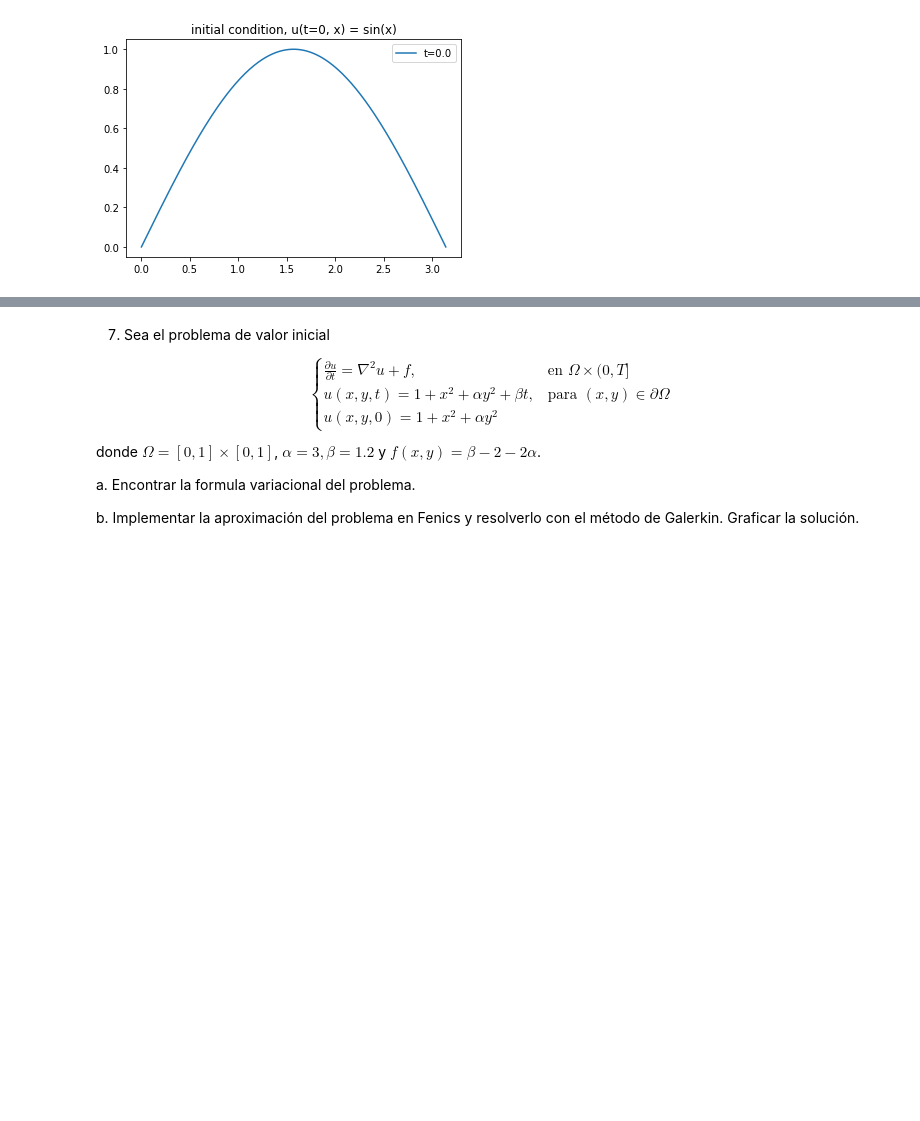
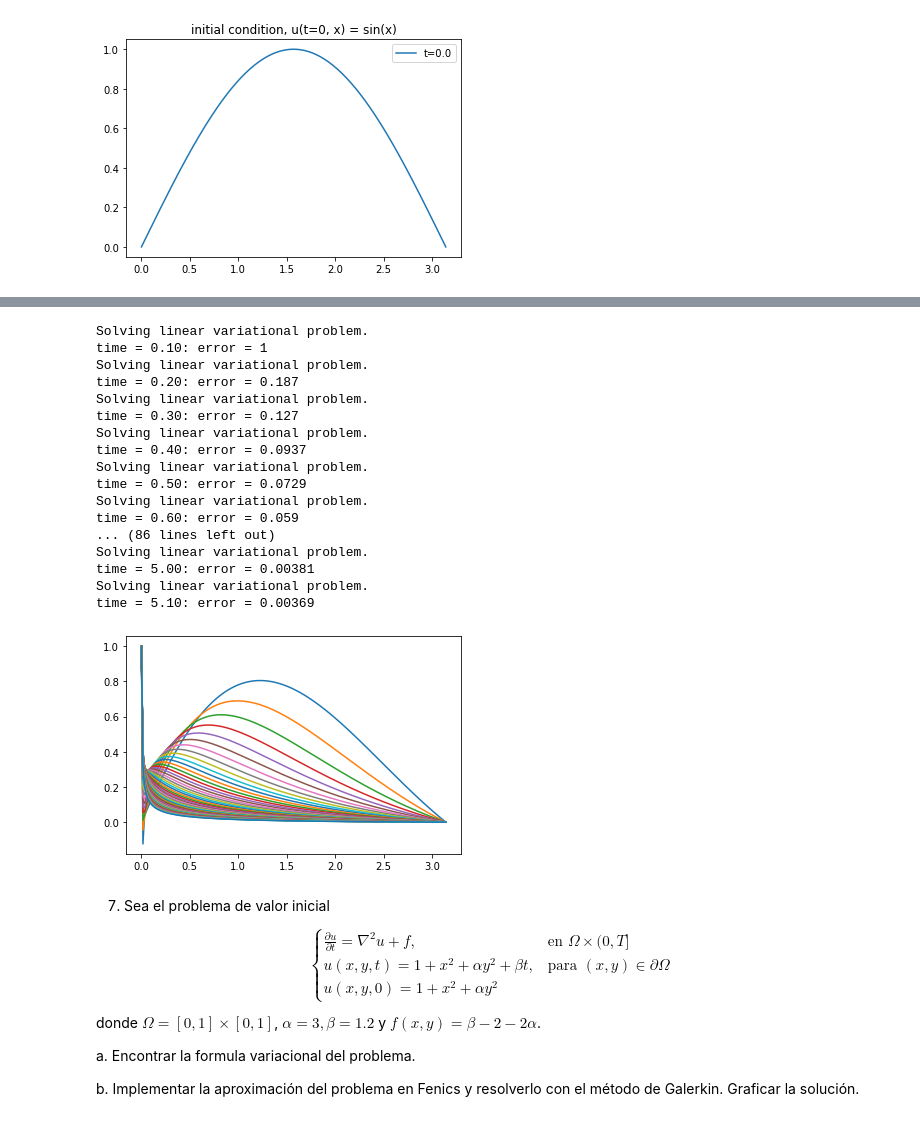
Before and after one commit to suribe06/Modeling-Simulation-2, a Jupyter notebook: FEniCS/taller.ipynb, the cells around one changed output, grey strips where cells are left out. Drawn from its saved outputs; the diff is of its cells as text; code cells hidden in the pictures; blank space fills up the shorter version.

```diff
--- a/FEniCS/taller.ipynb
+++ b/FEniCS/taller.ipynb
@@ -207,9 +178,11 @@ L = (u_k_old + dt*f)*v*dx
 # Time-stepping
 u = Function(V)
 t = 0
-
 while t <= T:
-    # Compute solution
+    # Update time
+    t += dt
+    u_k_old.t = t
+    # Solve variational problem at current time step
     solve(a == L, u, bc)
     # Plot solution
     plot(u)
@@ -219,9 +192,5 @@ while t <= T:
     print('time = %.2f: error = %.3g' % (t, error))
     # Update previous solution
     u_k_old.assign(u)
-    u.rename("u", "u")
-    # Update current time
-    t += dt
-    u_k_old.t = t
 # %% [output]
 Solving linear variational problem.
@@ -253,3 +234,67 @@ b. Implementar la aproximación del problema en Fenics y resolverlo con el méto
+# %%
+#Discretization
+T = 5.0 # final time
+num_steps = 50 # number of time steps
+dt = T / num_steps # time step size
+
+# Define mesh and function space
+nx = ny = 10
+mesh = IntervalMesh(200, 0, np.pi)
+#mesh = UnitSquareMesh(nx, ny)
+
+V = FunctionSpace(mesh, 'Lagrange', 1)
+
+# Define the boundary condition
+bc = [DirichletBC(V, 1, "near(x[0], 0)"),
+      DirichletBC(V, 0, "near(x[0], pi)")]
+
+# Define the initial condition, u(t=0, x) = sin(x)
+initial_condition = Expression("sin(x[0])", degree=1)
+u_k_old = interpolate(initial_condition, V)
+
+# Define the variational problem
+u = TrialFunction(V)
+v = TestFunction(V)
+alpha = Expression("x[0]*x[0]", degree=2)
+a = u*v*dx + dt*alpha*inner(nabla_grad(u), nabla_grad(v))*dx
+L = u_k_old*v*dx
+
+# Time-stepping
+u = Function(V)
+t = 0
+while t <= T:
+    # Update time
+    t += dt
+    u_k_old.t = t
+    # Solve variational problem at current time step
+    solve(a == L, u, bc)
+    # Plot solution
+    plot(u)
+    # Compute error at vertices
+    u_e = interpolate(u_k_old, V)
+    error = np.abs(u_e.vector().get_local() - u.vector().get_local()).max()
+    print('time = %.2f: error = %.3g' % (t, error))
+    # Update previous solution
+    u_k_old.assign(u)
+# %% [output]
+Solving linear variational problem.
+time = 0.10: error = 1
+Solving linear variational problem.
+time = 0.20: error = 0.187
+Solving linear variational problem.
+time = 0.30: error = 0.127
+Solving linear variational problem.
+time = 0.40: error = 0.0937
+Solving linear variational problem.
+time = 0.50: error = 0.0729
+Solving linear variational problem.
+time = 0.60: error = 0.059
+... (86 lines left out)
+Solving linear variational problem.
+time = 5.00: error = 0.00381
+Solving linear variational problem.
+time = 5.10: error = 0.00369
+[figure, added]
 # %% [markdown]
 7. Sea el problema de valor inicial
 
```
Also changed, not shown: parts of 5 cells of this notebook.
